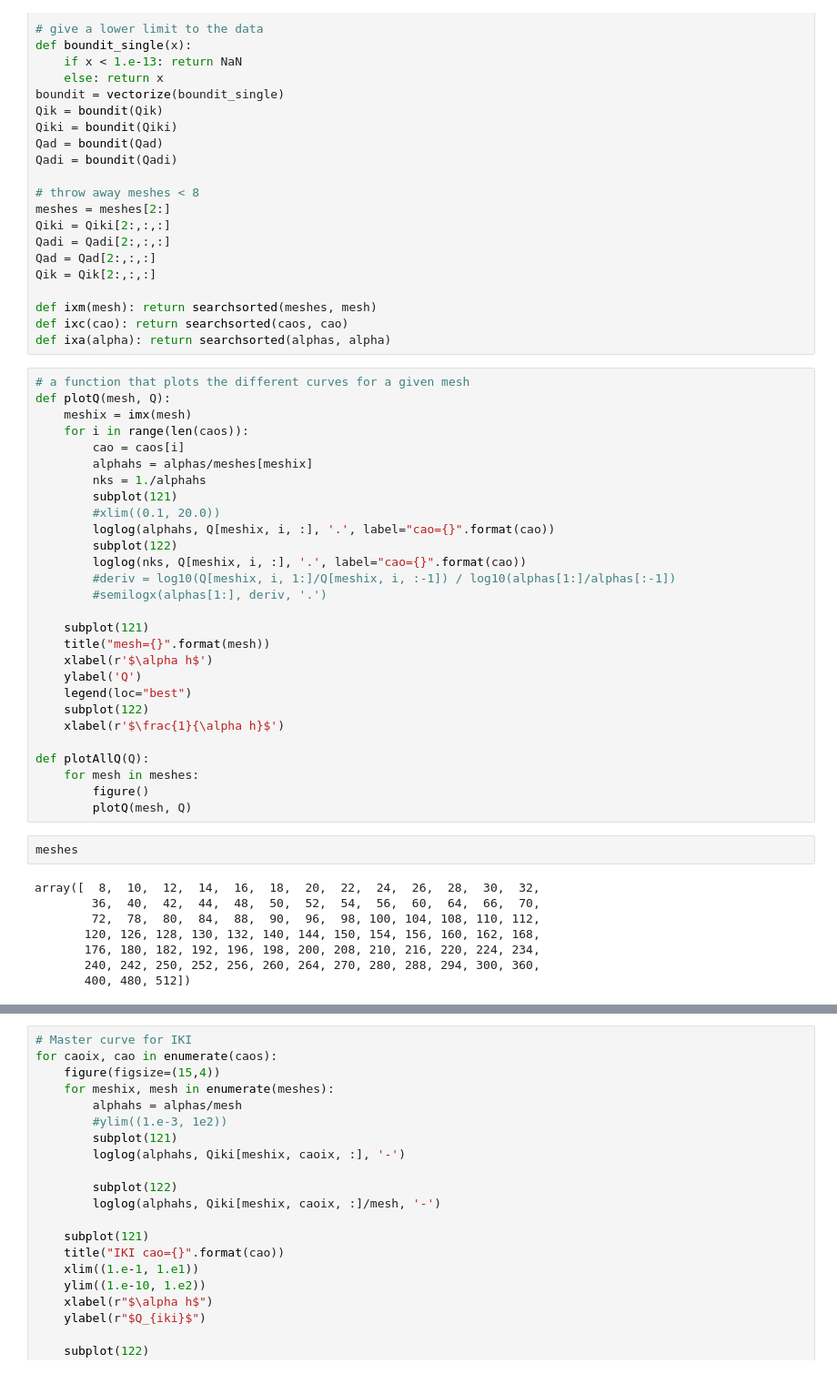
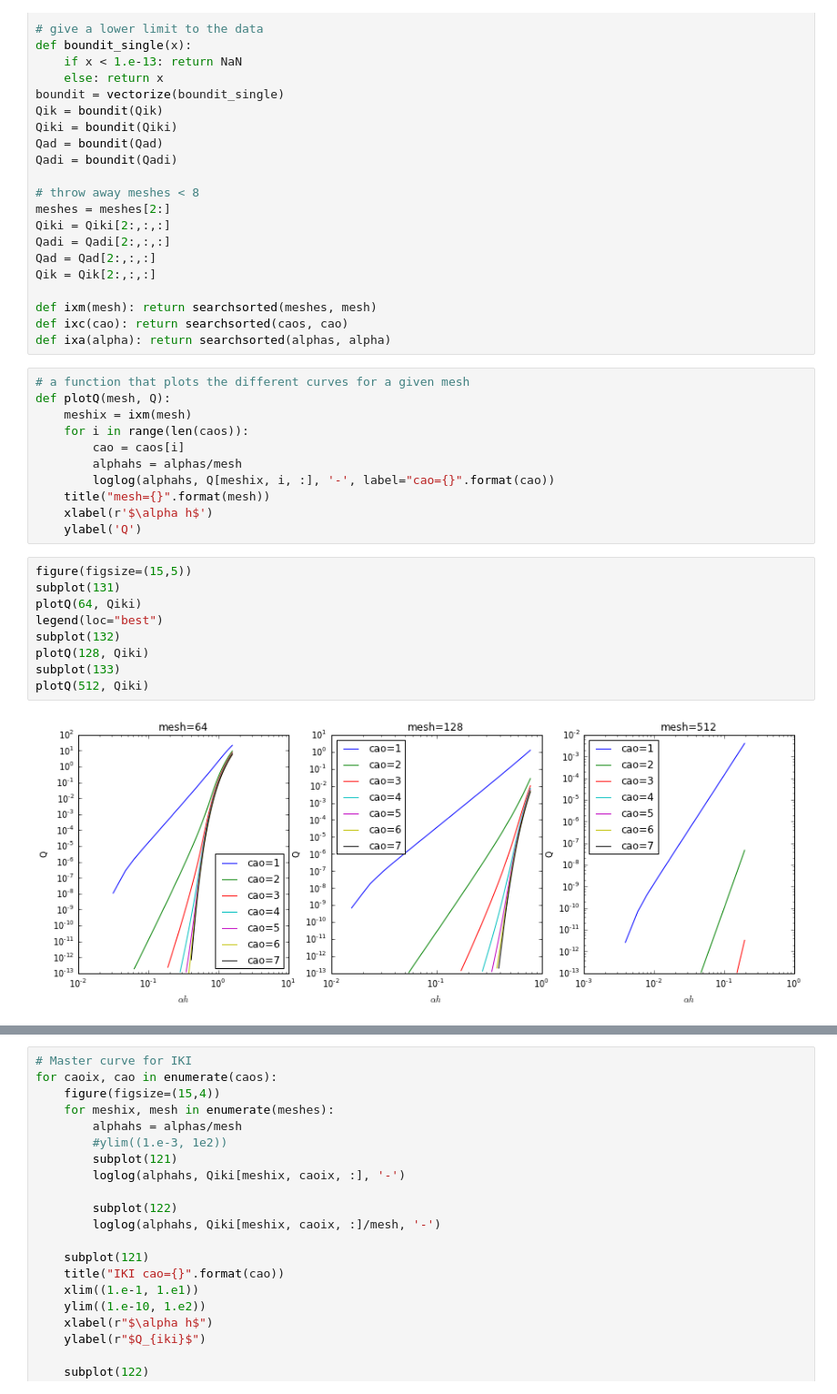
Before and after one commit to olenz/p3m-analyze, a Jupyter notebook: PlotQ.ipynb, the cells around one changed output, grey strips where cells are left out. Shown at 91% size. Drawn from its saved outputs; the diff is of its cells as text.

Commit message:
Master curve

```diff
--- a/PlotQ.ipynb
+++ b/PlotQ.ipynb
@@ -39,38 +39,22 @@ def ixa(alpha): return searchsorted(alphas, alpha)
 # %%
 # a function that plots the different curves for a given mesh
 def plotQ(mesh, Q):
-    meshix = imx(mesh)
+    meshix = ixm(mesh)
     for i in range(len(caos)):
         cao = caos[i]
-        alphahs = alphas/meshes[meshix]
-        nks = 1./alphahs
-        subplot(121)
-        #xlim((0.1, 20.0))
-        loglog(alphahs, Q[meshix, i, :], '.', label="cao={}".format(cao))
-        subplot(122)
-        loglog(nks, Q[meshix, i, :], '.', label="cao={}".format(cao))
-        #deriv = log10(Q[meshix, i, 1:]/Q[meshix, i, :-1]) / log10(alphas[1:]/alphas[:-1])
-        #semilogx(alphas[1:], deriv, '.')
-
-    subplot(121)
+        alphahs = alphas/mesh
+        loglog(alphahs, Q[meshix, i, :], '-', label="cao={}".format(cao))
     title("mesh={}".format(mesh))
     xlabel(r'$\alpha h$')
     ylabel('Q')
-    legend(loc="best")
-    subplot(122)
-    xlabel(r'$\frac{1}{\alpha h}$')
-
-def plotAllQ(Q):
-    for mesh in meshes:
-        figure()
-        plotQ(mesh, Q)
-# %%
-meshes
-# %% [output]
-array([  8,  10,  12,  14,  16,  18,  20,  22,  24,  26,  28,  30,  32,
-        36,  40,  42,  44,  48,  50,  52,  54,  56,  60,  64,  66,  70,
-        72,  78,  80,  84,  88,  90,  96,  98, 100, 104, 108, 110, 112,
-       120, 126, 128, 130, 132, 140, 144, 150, 154, 156, 160, 162, 168,
-       176, 180, 182, 192, 196, 198, 200, 208, 210, 216, 220, 224, 234,
-       240, 242, 250, 252, 256, 260, 264, 270, 280, 288, 294, 300, 360,
-       400, 480, 512])
+# %%
+figure(figsize=(15,5))
+subplot(131)
+plotQ(64, Qiki)
+legend(loc="best")
+subplot(132)
+plotQ(128, Qiki)
+subplot(133)
+plotQ(512, Qiki)
+# %% [output]
+[figure, added]
```
Also changed, not shown: parts of 2 cells of this notebook.
